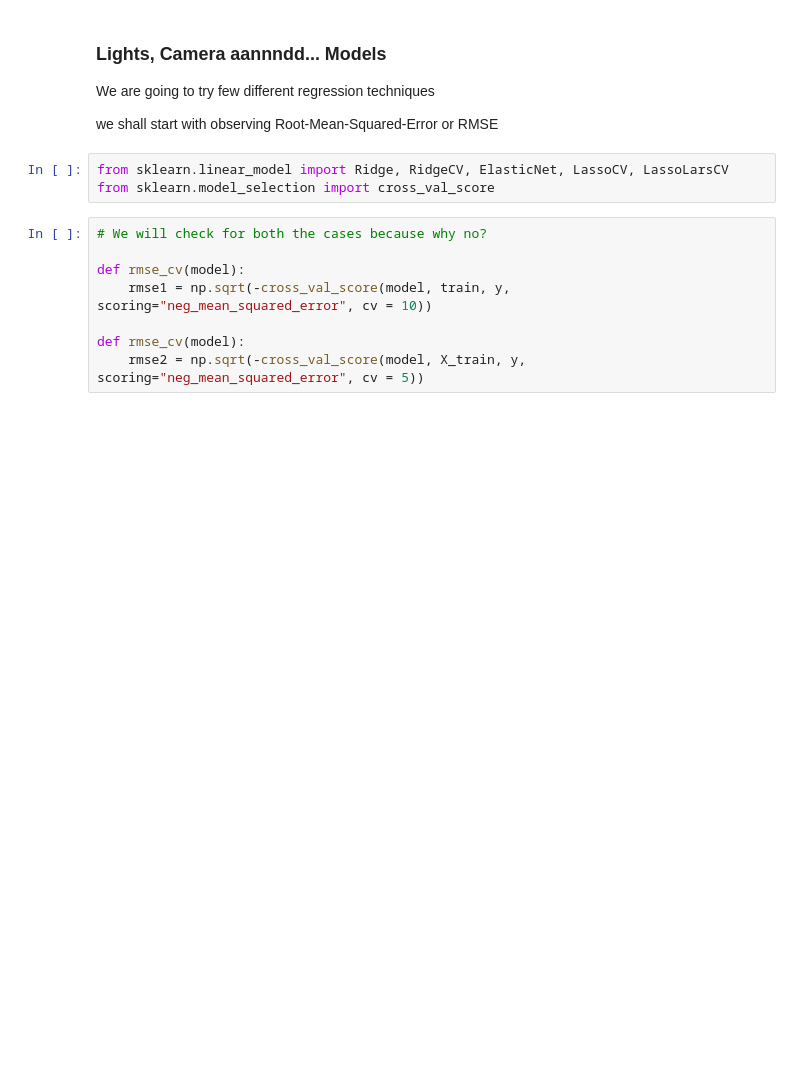
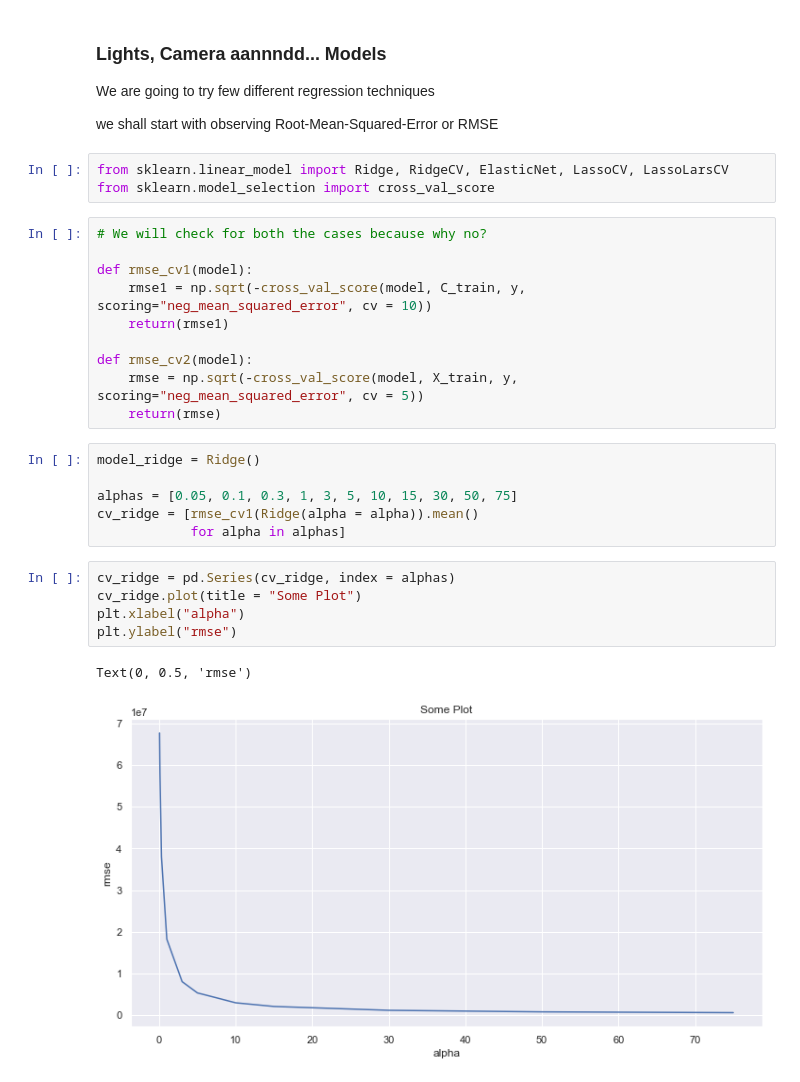
Before and after one commit to Ak-Gautam/Regularised_L_M, a Jupyter notebook: RLM.ipynb, the cells around one changed output. Cells and saved outputs as stored; diff of their text form; blank space fills up the shorter version.

Commit message:
RMSE on Ridge reg

```diff
--- a/RLM.ipynb
+++ b/RLM.ipynb
@@ -500,8 +500,24 @@ from sklearn.model_selection import cross_val_score
 # %%
 # We will check for both the cases because why no?
 
-def rmse_cv(model):
-    rmse1 = np.sqrt(-cross_val_score(model, train, y, scoring="neg_mean_squared_error", cv = 10))
+def rmse_cv1(model):
+    rmse1 = np.sqrt(-cross_val_score(model, C_train, y, scoring="neg_mean_squared_error", cv = 10))
+    return(rmse1)
 
-def rmse_cv(model):
-    rmse2 = np.sqrt(-cross_val_score(model, X_train, y, scoring="neg_mean_squared_error", cv = 5))
+def rmse_cv2(model):
+    rmse = np.sqrt(-cross_val_score(model, X_train, y, scoring="neg_mean_squared_error", cv = 5))
+    return(rmse)
+# %%
+model_ridge = Ridge()
+
+alphas = [0.05, 0.1, 0.3, 1, 3, 5, 10, 15, 30, 50, 75]
+cv_ridge = [rmse_cv1(Ridge(alpha = alpha)).mean()
+            for alpha in alphas]
+# %%
+cv_ridge = pd.Series(cv_ridge, index = alphas)
+cv_ridge.plot(title = "Some Plot")
+plt.xlabel("alpha")
+plt.ylabel("rmse")
+# %% [output]
+Text(0, 0.5, 'rmse')
+[figure, added]
```
Also changed, not shown: parts of 1 cell of this notebook.
